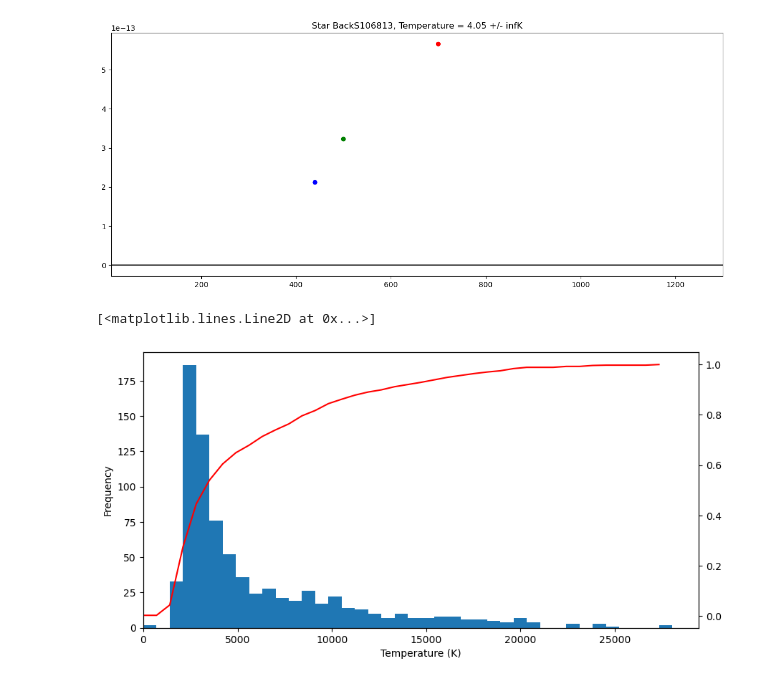
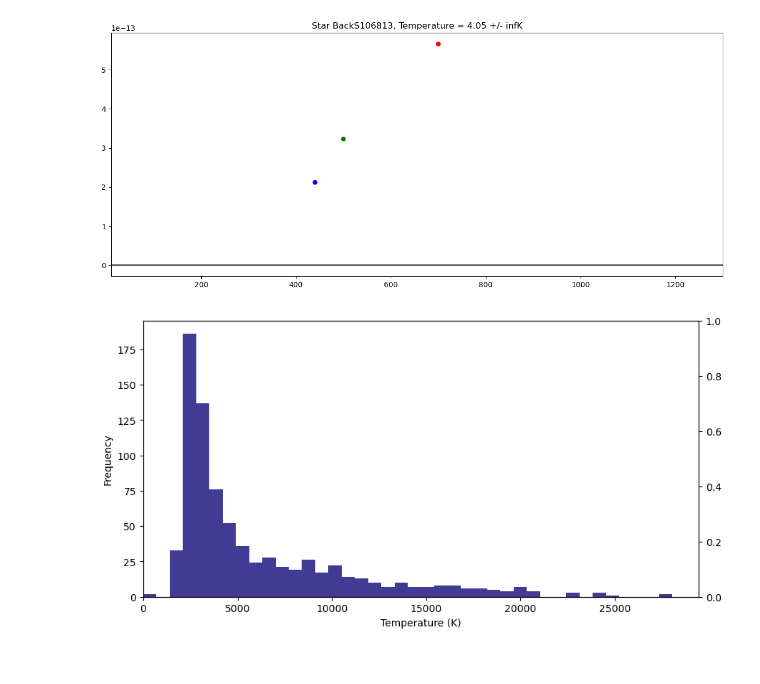
Before and after one commit to nicomii/astro_ladder, a Jupyter notebook: final/hr_diagram.ipynb, the cells around one changed output. Cells and saved outputs as stored; diff of their text form; code cells hidden in the pictures.

```diff
--- a/final/hr_diagram.ipynb
+++ b/final/hr_diagram.ipynb
@@ -81,15 +81,14 @@ for i in range(len(starBlue)):
 # %%
 fig = plt.figure(figsize=(10, 5))
 ax = fig.add_subplot(1, 1, 1)
-data = ax.hist(localtemps, bins=40)
+data = ax.hist(localtemps, bins=40, color="#413b96")
 ax.set_xlabel('Temperature (K)'); ax.set_ylabel('Frequency'); ax.set_xlim(xmin=0)
 
 # lets also include a cumulative trendline
 yvals, xbins, _ = data
 cumulative = np.cumsum(yvals)
 proportion = cumulative / sum(yvals)
 ax2 = ax.twinx()
-ax2.plot(xbins[:-1], proportion, 'r-')
+#ax2.plot(xbins[:-1], proportion, '#b6d1f1')
 # %% [output]
-[<matplotlib.lines.Line2D at 0x...>]
-[figure, old version]
+[figure, new version]
```
Also changed, not shown: parts of 1 cell of this notebook, 6 other files.
